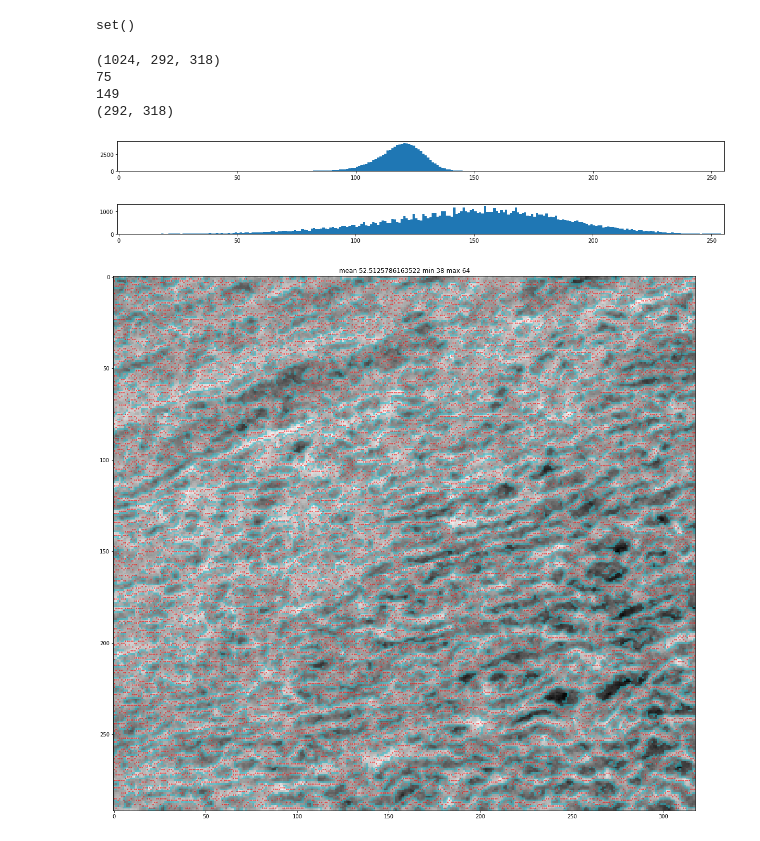
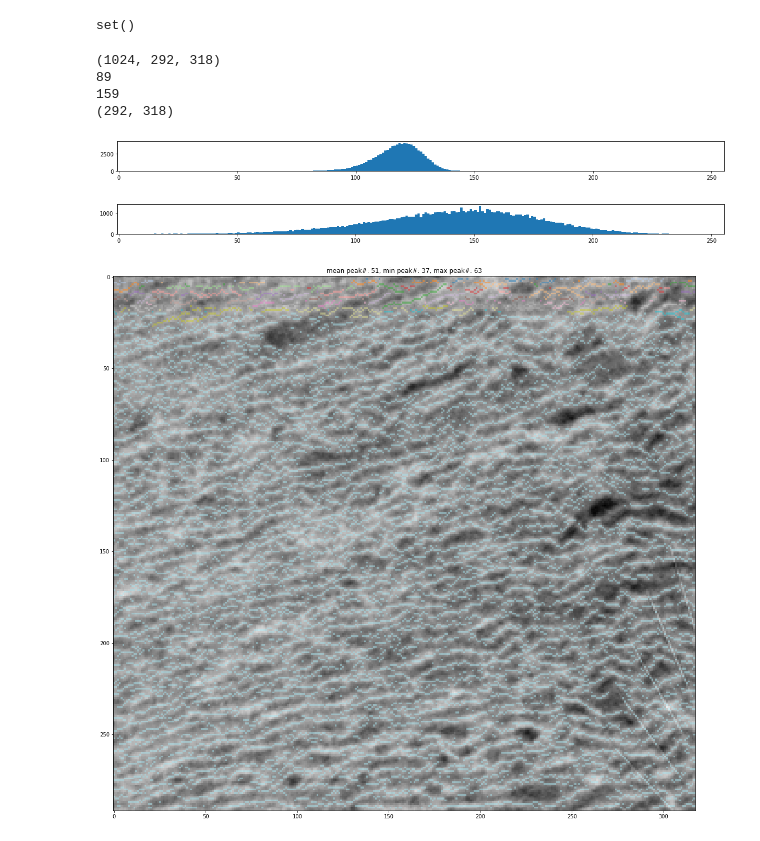
Before and after one commit to ispgroupucl/deep-blueprint, a Jupyter notebook: notebooks/FiberExperiment.ipynb, the cells around one changed output. Drawn from its saved outputs; the diff is of its cells as text; code cells hidden in the pictures.

Commit message:
Adds fiber labeling

```diff
--- a/notebooks/FiberExperiment.ipynb
+++ b/notebooks/FiberExperiment.ipynb
@@ -25,8 +31,11 @@ set()
 # %%
 print(ndimg.shape)
 # ndimg_eq = skimage.exposure.equalize_adapthist(ndimg)
-for img,msk in zip(ndimg[:1],ndmask[:1]):
+
+for img,msk in zip(ndimg[50:51],ndmask[50:51]):
     # img = cv2.equalizeHist(img)
+    # img = (unsharp_mask(unsharp_mask(img))*255).astype(np.uint8)
+    # img = (unsharp_mask(rescale_intensity(img))*255).astype(np.uint8)
     fig = plt.figure(figsize=(20,1))
     counts, bins = np.histogram(img.reshape(-1), range(257))
     # plot histogram centered on values 0..255
@@ -41,42 +50,77 @@ for img,msk in zip(ndimg[:1],ndmask[:1]):
 
 
     for i in range(img.shape[1])[10::20]:
         x = img[:,i]
         peaks, _ = scipy.signal.find_peaks(x, height=0)
 #         fig = plt.figure(figsize=(20,1))
 #         plt.title(f"{i} - peaks  {len(peaks)}")
 #         plt.plot(x)
 #         plt.plot(peaks, x[peaks], 'x')
 #         plt.show()
 
-    fig, axs  = plt.subplots(1,1, figsize=(20,20))
     thresh_mask = np.zeros_like(img)
     print(np.max(img))
     thresh_mask[img>150] = 1
 #     axs.imshow(img, cmap="gray")
     grad = cv2.Canny((skimage.exposure.equalize_adapthist(img)*255).astype(np.uint8), 170, 200)
     print(grad.shape)
-    axs.imshow(img, cmap="gray")
-    axs.imshow(grad, cmap=bb.plot.cm.default, alpha=0.5)
 
     peak_number = []
+    valley_number = []
+    peaks = np.zeros_like(img)
+    valleys = np.zeros_like(img)
+    peaks_idx = []
     for i in range(img.shape[1])[::1]:
         x = img[:,i]
-        peaks, _ = scipy.signal.find_peaks(x, height=110)
-        peak_number.append(len(peaks))
-        # axs[0].axvline(i, alpha=0.5)
-        axs.scatter(len(peaks)*[i], peaks, alpha=0.5, c="red", s=3)
+        line_peaks, _ = scipy.signal.find_peaks(x, height=110)
+        widths = scipy.signal.peak_widths(x, line_peaks, rel_height=0.5)
+        if False:
+            fig = plt.figure(figsize=(20,1))
+            plt.plot(x)
+            plt.plot(line_peaks, x[line_peaks], 'x')
+            plt.ylabel("intensity")
+            plt.xlabel("x")
+            plt.show()
+            plt.close()
+        peak_number.append(len(line_peaks))
+        # axs.axvline(i, alpha=0.5)
+        for pi, peak in enumerate(line_peaks):
+            width = widths[0][pi]
+            left = widths[2][pi]
+            right = widths[3][pi]
+#             for fiber in range(int(np.floor(left)), int(np.ceil(right))+1):
+#                 peaks[fiber,i] = 2
+            peaks[peak, i] = 1
+            peaks_idx.append((peak, i))
+        line_valleys, _ = scipy.signal.find_peaks(255-x)
+        valley_number.append(len(line_valleys))
+        for valley in line_valleys:
+            valleys[valley, i] = 1
+        # axs.scatter(len(line_peaks)*[i], line_peaks, alpha=0.5, c="red", s=3)
+
+    fig, axs  = plt.subplots(1,1, figsize=(20,20), squeeze=False)
+    # axs[1].imshow(unsharp_mask(img), cmap="gray") # denoise_nl_means(unsharp_mask(img), patch_size=5, patch_distance=100), cmap="gray")
+    axs[0,0].imshow(img, cmap="gray")
+#     axs.imshow(grad, cmap=bb.plot.cm.default, alpha=0.5)
+    labeled_peaks = label(peaks)
+    axs[0,0].imshow(labeled_peaks, cmap=bb.plot.cm.tab20, alpha=0.5)
+    # axs.imshow(valleys, cmap=bb.plot.cm.default, alpha=0.5)
+#     kdtree: KDTree = KDTree(peaks_idx)
+#     neighbor_idx = kdtree.query(peaks_idx, 1)
+    # pairwise = squareform(pdist(peaks_idx))
+
     # axs[0].imshow(msk, alpha=0.5, cmap=bb.plot.cm.hsv, interpolation='none')
     # axs[1].imshow(skimage.exposure.equalize_adapthist(img ,kernel_size=(20,20))*255, cmap="gray", vmin=0, vmax=255)
     # axs[1].imshow(thresh_mask, alpha=0.5, cmap=bb.plot.cm.hsv, interpolation='none')
-    axs.set_title(f"mean {np.mean(peak_number)} min {np.min(peak_number)} max {np.max(peak_number)}")
+    axs[0,0].set_title(f"mean peak#: {np.mean(peak_number):.0f}, min peak#: {np.min(peak_number)}, max peak#: {np.max(peak_number)}")
+    # axs.axvline(np.argmin(peak_number), alpha=0.5)
     plt.show()
     plt.close()
 # %% [output]
 (1024, 292, 318)
-75
-149
+89
+159
 (292, 318)
 [figure]
-[figure, old version]
+[figure, new version]
-[figure, old version]
+[figure, new version]
```
Also changed, not shown: parts of 2 cells of this notebook.
